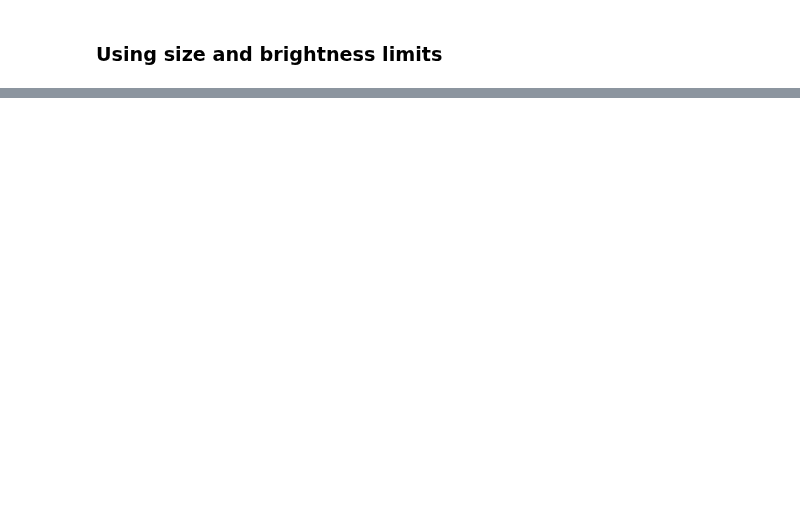
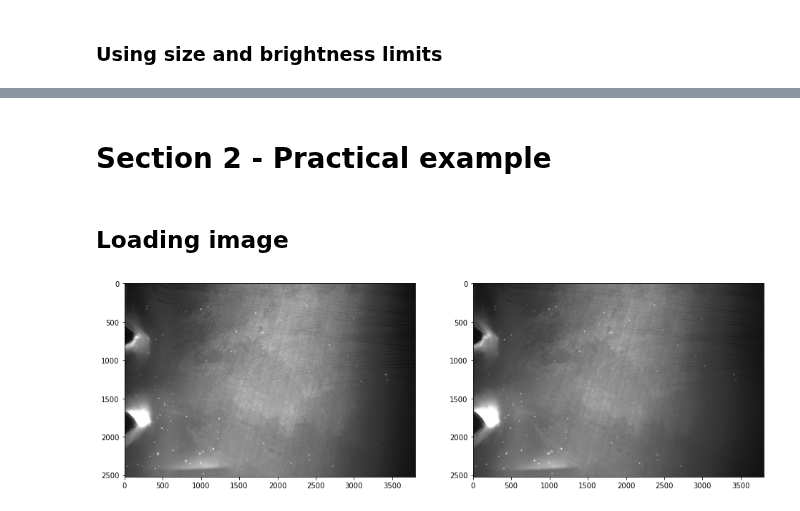
Before and after one commit to OpenPIV/openpiv-python, a Jupyter notebook: openpiv/examples/notebooks/phase_separation.ipynb, the cells around one changed output, grey strips where cells are left out. Drawn from its saved outputs; the diff is of its cells as text; code cells hidden in the pictures; blank space fills up the shorter version.

Commit message:
Add a more complete example to demo notebook

```diff
--- a/openpiv/examples/notebooks/phase_separation.ipynb
+++ b/openpiv/examples/notebooks/phase_separation.ipynb
@@ -86,0 +95,13 @@ plt.show()
+# %% [markdown]
+# Section 2 - Practical example
+# %% [markdown]
+## Loading image
+# %%
+raw_A = tools.imread('../two_phase_piv/real_A.tif')
+raw_B = tools.imread('../two_phase_piv/real_B.tif')
+fig, ax = plt.subplots(1, 2, figsize=(16,10))
+ax[0].imshow( raw_A )
+ax[1].imshow( raw_B )
+plt.show()
+# %% [output]
+[figure, added]
```
Also changed, not shown: parts of 18 cells of this notebook, 4 other files.
